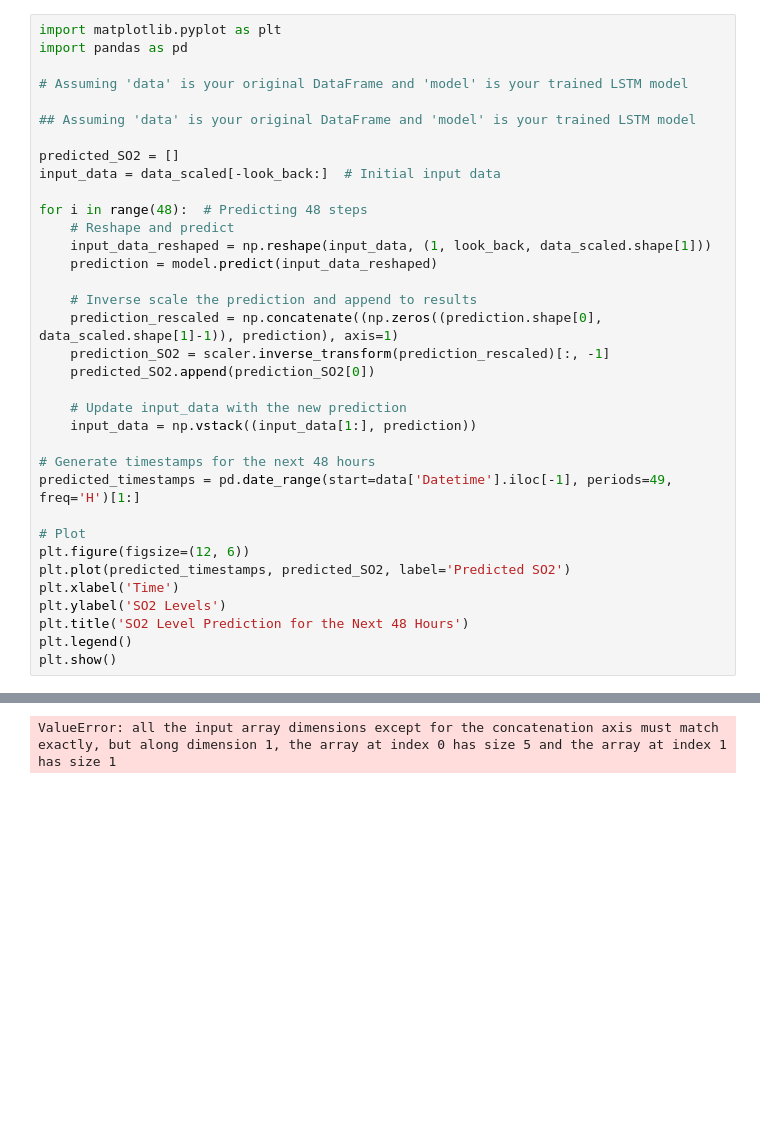
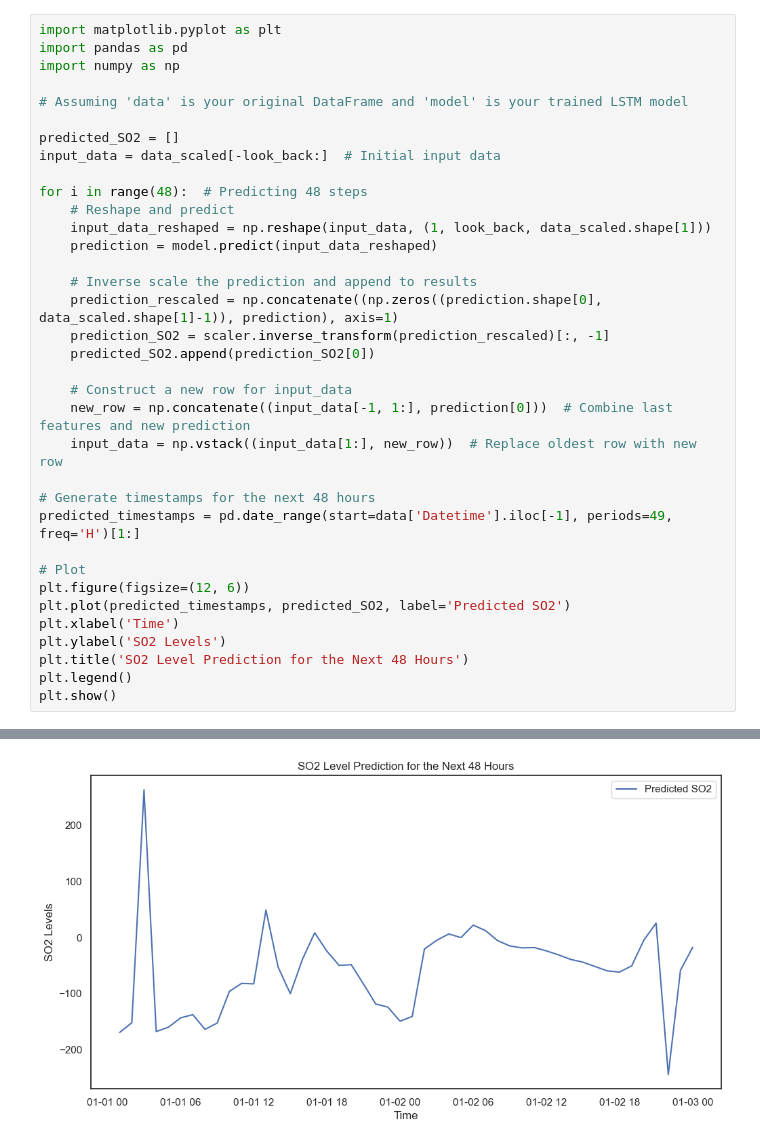
Before and after one commit to kandation/may-project, a Jupyter notebook: labs/09-lstm-gpt4.ipynb, the cells around one changed output, grey strips where cells are left out. Cells and saved outputs as stored; diff of their text form; blank space fills up the shorter version.

```diff
--- a/labs/09-lstm-gpt4.ipynb
+++ b/labs/09-lstm-gpt4.ipynb
@@ -106,10 +179,9 @@ Test RMSE: 19.600
 # %%
 import matplotlib.pyplot as plt
 import pandas as pd
+import numpy as np
 
 # Assuming 'data' is your original DataFrame and 'model' is your trained LSTM model
-
-## Assuming 'data' is your original DataFrame and 'model' is your trained LSTM model
 
 predicted_SO2 = []
 input_data = data_scaled[-look_back:]  # Initial input data
@@ -124,8 +196,9 @@ for i in range(48):  # Predicting 48 steps
     prediction_SO2 = scaler.inverse_transform(prediction_rescaled)[:, -1]
     predicted_SO2.append(prediction_SO2[0])
 
-    # Update input_data with the new prediction
-    input_data = np.vstack((input_data[1:], prediction))
+    # Construct a new row for input_data
+    new_row = np.concatenate((input_data[-1, 1:], prediction[0]))  # Combine last features and new prediction
+    input_data = np.vstack((input_data[1:], new_row))  # Replace oldest row with new row
 
 # Generate timestamps for the next 48 hours
 predicted_timestamps = pd.date_range(start=data['Datetime'].iloc[-1], periods=49, freq='H')[1:]
@@ -143 +232 @@ plt.show()
-ValueError: all the input array dimensions except for the concatenation axis must match exactly, but along dimension 1, the array at index 0 has size 5 and the array at index 1 has size 1
+[figure, added]
```
Also changed, not shown: parts of 11 cells of this notebook, 1 other file.
